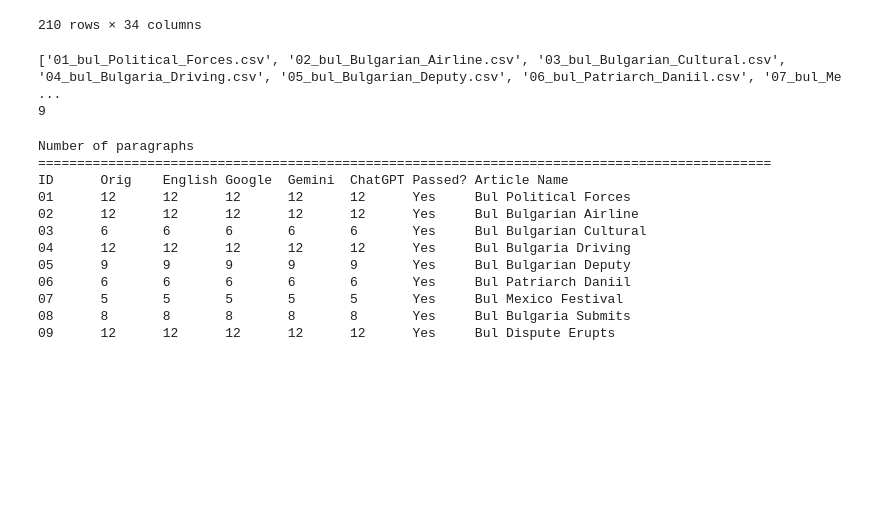
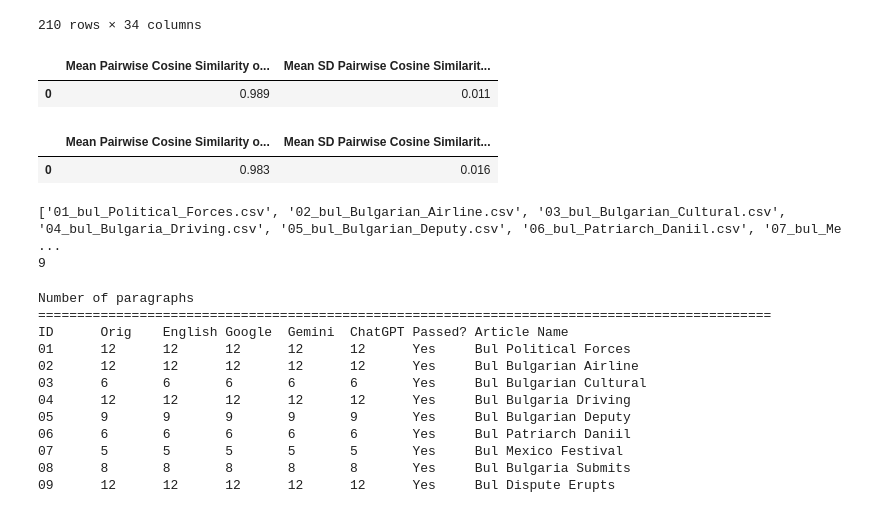
Before and after one commit to sydney-machine-learning/translation-Europeanlanguages, a Jupyter notebook: semantic_analysis.ipynb, the cells around one changed output. Cells and saved outputs as stored; diff of their text form; code cells hidden in the pictures; blank space fills up the shorter version.

Commit message:
Mean pairwise cosine similarity and mean standard deviation across repeated machine translations for each language and text type -- added in semantic_analysis

```diff
--- a/semantic_analysis.ipynb
+++ b/semantic_analysis.ipynb
@@ -581,6 +581,21 @@ Found 30 translation columns
 | 208 | 13_ge_Levan_Makhashvili.csv | კითხვაზე, რომ ევროპარლამენტის საგ... | In response to the question that ... | In response to the question that ... | In response to the question that ... | ... |
 | 209 | 13_ge_Levan_Makhashvili.csv | ცნობისთვის, ევროპარლამენტის საგარ... | For information, the European Par... | For information, the European Par... | For the record, the European Parl... | ... |
 210 rows × 34 columns
+# %%
+#GPT
+df = pd.read_csv("results/ge_news/gpt_var_translations.csv")
+df_mean = pd.DataFrame(data = [[df["Mean Pairwise Cosine Similarity"].mean(), df["SD Pairwise Cosine Similarity"].mean()]], columns = ["Mean Pairwise Cosine Similarity over Articles", "Mean SD Pairwise Cosine Similarity over Articles"]).round(3)
+display(df_mean)
+
+#Gemini
+df = pd.read_csv("results/ge_news/gem_var_translations.csv")
+df_mean = pd.DataFrame(data = [[df["Mean Pairwise Cosine Similarity"].mean(), df["SD Pairwise Cosine Similarity"].mean()]], columns = ["Mean Pairwise Cosine Similarity over Articles", "Mean SD Pairwise Cosine Similarity over Articles"]).round(3)
+display(df_mean)
+# %% [output]
+|  | Mean Pairwise Cosine Similarity o... | Mean SD Pairwise Cosine Similarit... |
+| 0 | 0.989 | 0.011 |
+|  | Mean Pairwise Cosine Similarity o... | Mean SD Pairwise Cosine Similarit... |
+| 0 | 0.983 | 0.016 |
 # %%
 #Bulgarian News
 
```
Also changed, not shown: parts of 4 cells of this notebook, 3 other files.
